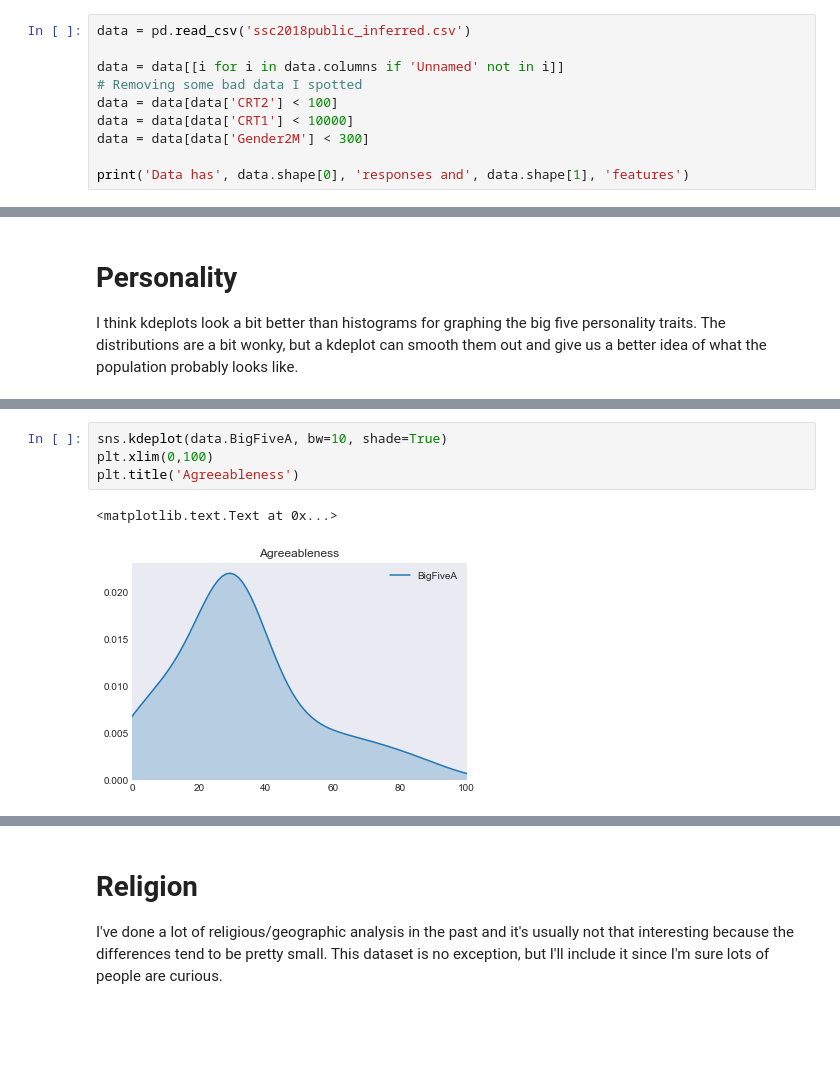
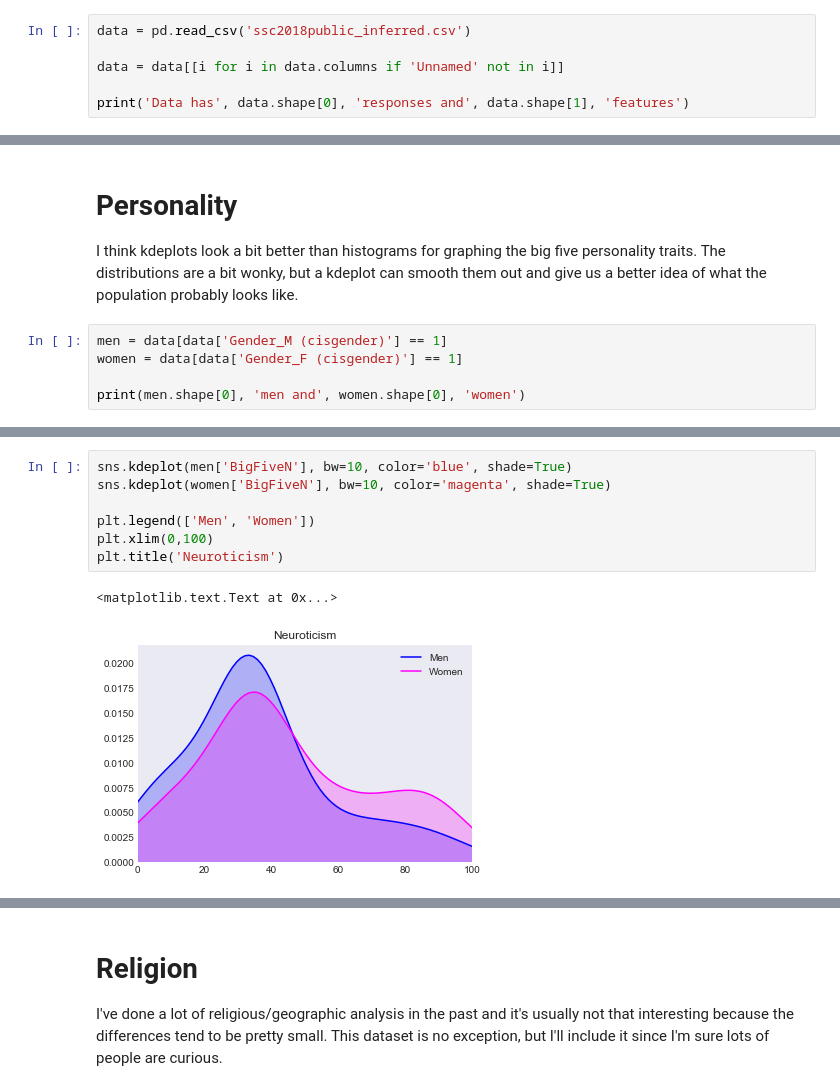
Before and after one commit to vincefav/SSC-Reader-Survey-2018, a Jupyter notebook: SSC Reader Survey 2018.ipynb, the cells around one changed output, grey strips where cells are left out. Drawn from its saved outputs; the diff is of its cells as text; blank space fills up the shorter version.

```diff
--- a/SSC Reader Survey 2018.ipynb
+++ b/SSC Reader Survey 2018.ipynb
@@ -25,10 +25,6 @@ After some experimenting, I decided that it's better to analyze the data where I
 data = pd.read_csv('ssc2018public_inferred.csv')
 
 data = data[[i for i in data.columns if 'Unnamed' not in i]]
-# Removing some bad data I spotted
-data = data[data['CRT2'] < 100]
-data = data[data['CRT1'] < 10000]
-data = data[data['Gender2M'] < 300]
 
 print('Data has', data.shape[0], 'responses and', data.shape[1], 'features')
 # %% [output]
@@ -203,3 +195,8 @@ I don't know why we're seeing this. However, we do see other, more logical predi
 # Personality
 
 I think kdeplots look a bit better than histograms for graphing the big five personality traits. The distributions are a bit wonky, but a kdeplot can smooth them out and give us a better idea of what the population probably looks like.
+# %%
+men = data[data['Gender_M (cisgender)'] == 1]
+women = data[data['Gender_F (cisgender)'] == 1]
+
+print(men.shape[0], 'men and', women.shape[0], 'women')
@@ -220,7 +251,10 @@ plt.title('Openness to Experience')
 # %%
-sns.kdeplot(data.BigFiveA, bw=10, shade=True)
+sns.kdeplot(men['BigFiveN'], bw=10, color='blue', shade=True)
+sns.kdeplot(women['BigFiveN'], bw=10, color='magenta', shade=True)
+
+plt.legend(['Men', 'Women'])
 plt.xlim(0,100)
-plt.title('Agreeableness')
+plt.title('Neuroticism')
 # %% [output]
 <matplotlib.text.Text at 0x...>
-[figure, old version]
+[figure, new version]
```
Also changed, not shown: parts of 83 cells of this notebook.
